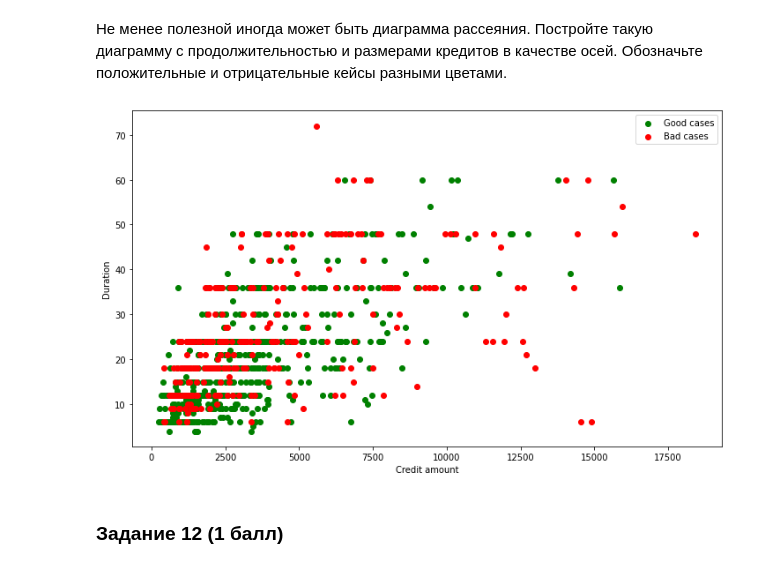
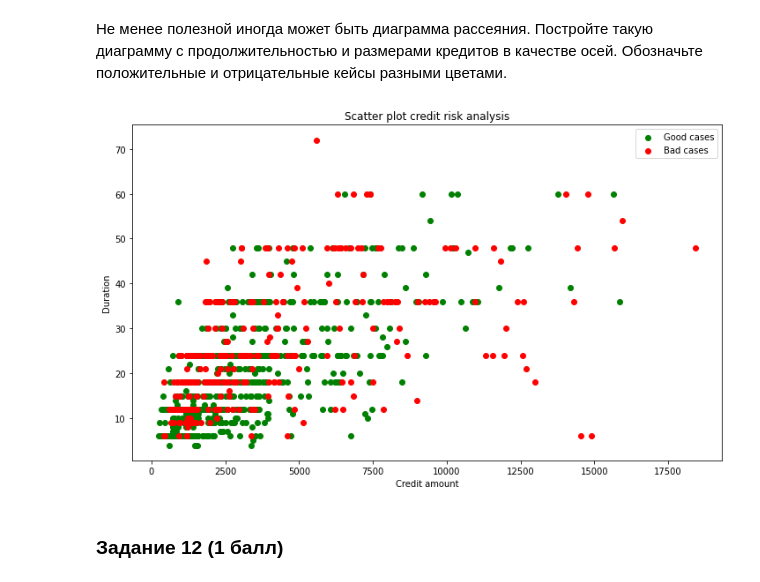
Before and after one commit to lapshinaaa/homework_machineLearning, a Jupyter notebook: homework3.ipynb, the cells around one changed output. Saved outputs shown, nothing was run; the diff lists cells and outputs as text; code cells hidden in the pictures.

```diff
--- a/homework3.ipynb
+++ b/homework3.ipynb
@@ -281,24 +288,29 @@ plt.show()
 # %%
 # separate the data by credit risk
 good_data = data[data['credit_risk'] == 'good']
 bad_data = data[data['credit_risk'] == 'bad']
 
 # create a new figure with a larger size
 plt.figure(figsize=(12,7))
 
 # create a scatter plot for good and bad credit risk data
 plt.scatter(good_data['amount'], good_data['duration'], color='green', label='Good cases')
 plt.scatter(bad_data['amount'], bad_data['duration'], color='red', label='Bad cases')
 
 # set the x and y labels
 plt.xlabel('Credit amount')
 plt.ylabel('Duration')
 
 
 plt.legend()
+plt.title('Scatter plot credit risk analysis')
 plt.show()
+
+# Анализируя данную диаграмму рассеивания, можно отметить, что наибольшее количество отрицательных кейсов наблюдается
+# для кредитов в размере от 500 до 7500 у.е. Здесь же сосредоточено и наибольшее количество положительных кейсов, что говорит
+# о том, что заявители чаще всего запрашивали сумму из этого интервала.
 # %% [output]
-[figure, old version]
+[figure, new version]
 # %% [markdown]
 ### Задание 12  (1 балл)
 # %% [markdown]
```
Also changed, not shown: parts of 9 cells of this notebook.
